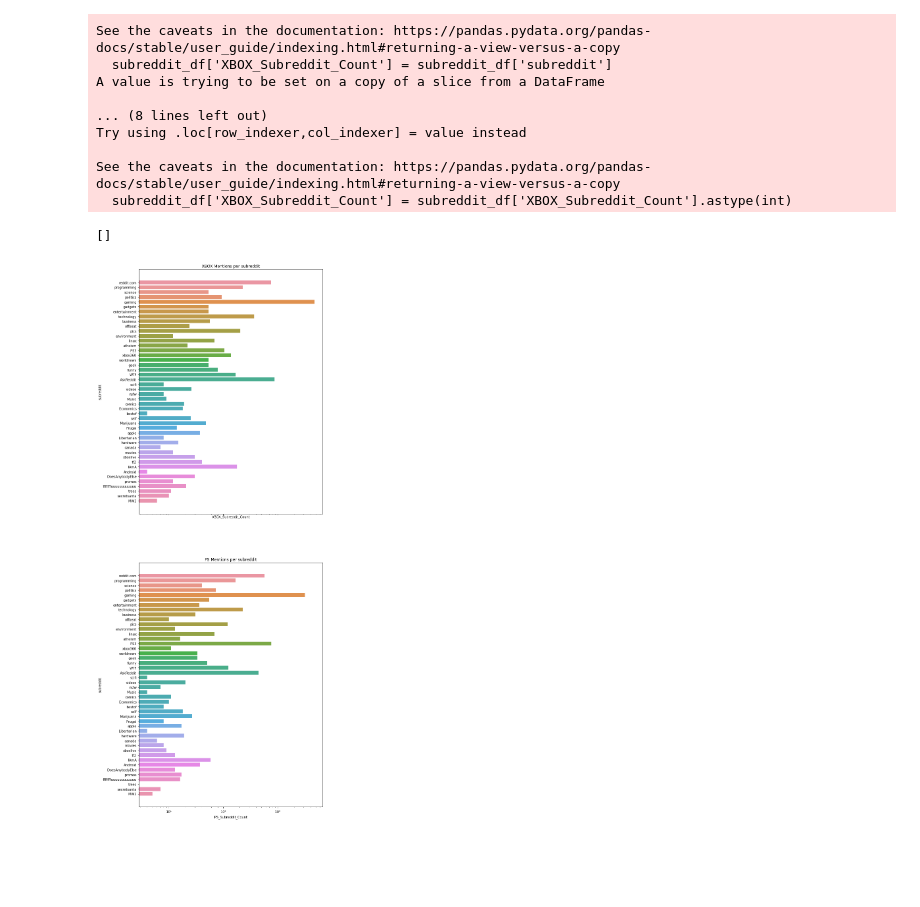
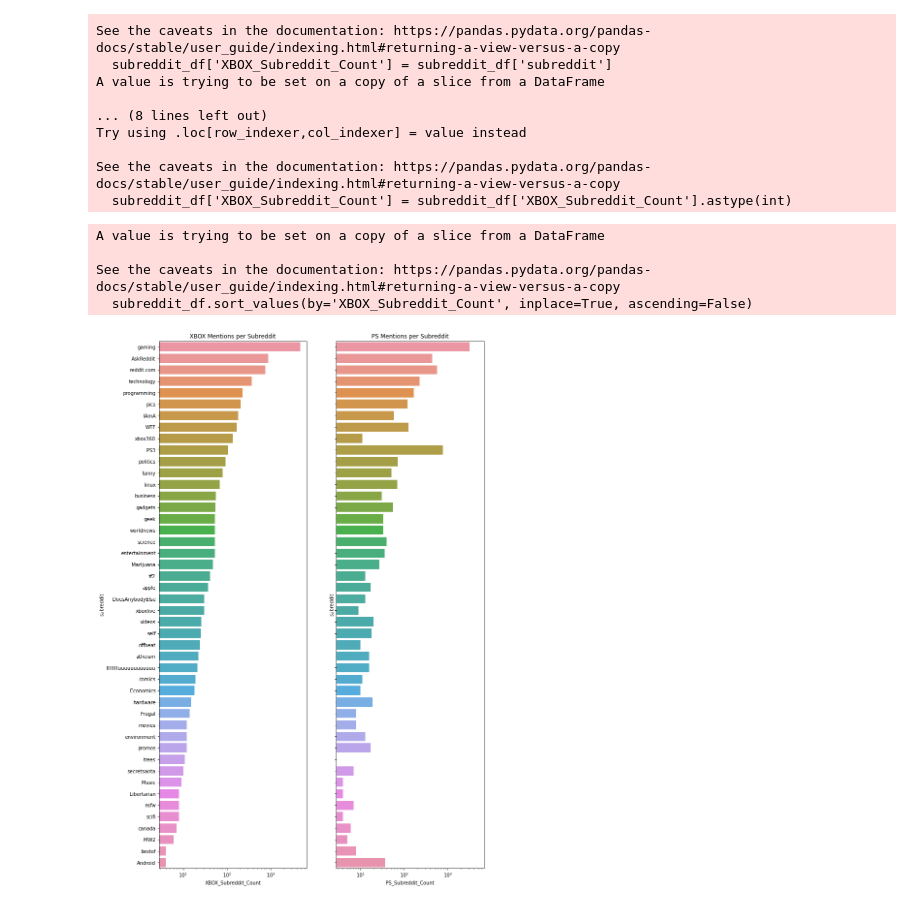
Before and after one commit to ryanlybbert/Capstone2, a Jupyter notebook: UnguidedCapstoneEDA.ipynb, the cells around one changed output. Cells and saved outputs as stored; diff of their text form; code cells hidden in the pictures; blank space fills up the shorter version.

```diff
--- a/UnguidedCapstoneEDA.ipynb
+++ b/UnguidedCapstoneEDA.ipynb
@@ -104,15 +148,20 @@ Try using .loc[row_indexer,col_indexer] = value instead
 See the caveats in the documentation: https://pandas.pydata.org/pandas-docs/stable/user_guide/indexing.html#returning-a-view-versus-a-copy
   subreddit_df['XBOX_Subreddit_Count'] = subreddit_df['XBOX_Subreddit_Count'].astype(int)
 # %%
-figs, axs = plt.subplots(nrows=2, ncols=1, sharex=True, sharey=True, figsize=(10, 30))
+subreddit_df.sort_values(by='XBOX_Subreddit_Count', inplace=True, ascending=False)
+
+figs, axs = plt.subplots(nrows=1, ncols=2, sharex=True, sharey=True, figsize=(12, 20))
 sns.barplot(x='XBOX_Subreddit_Count', y='subreddit', data=subreddit_df, ax=axs[0])
-axs[0].set_title('XBOX Mentions per subreddit')
+axs[0].set_title('XBOX Mentions per Subreddit')
 axs[0].set_xscale('log')
 
 sns.barplot(x='PS_Subreddit_Count', y='subreddit', data=subreddit_df, ax=axs[1])
-axs[1].set_title('PS Mentions per subreddit')
-plt.plot()
+axs[1].set_title('PS Mentions per Subreddit')
+plt.show()
 # %% [output]
-[]
+A value is trying to be set on a copy of a slice from a DataFrame
+
+See the caveats in the documentation: https://pandas.pydata.org/pandas-docs/stable/user_guide/indexing.html#returning-a-view-versus-a-copy
+  subreddit_df.sort_values(by='XBOX_Subreddit_Count', inplace=True, ascending=False)
-[figure, old version]
+[figure, new version]
 # %%
```
Also changed, not shown: parts of 6 cells of this notebook.
